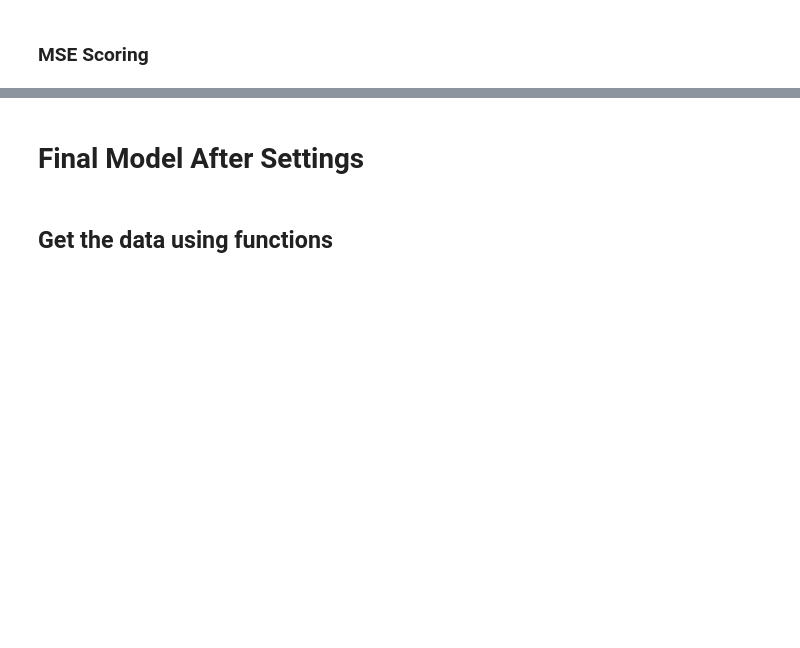
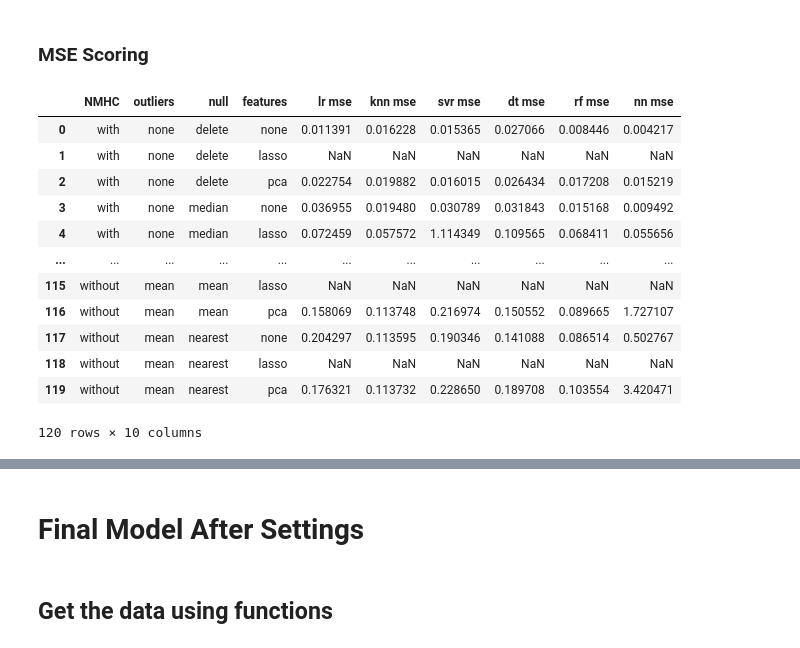
Before and after one commit to AlvinElves/individualDissertation, a Jupyter notebook: Var_AH_AI_Model_Comparison.ipynb, the cells around one changed output, grey strips where cells are left out. Drawn from its saved outputs; the diff is of its cells as text; code cells hidden in the pictures; blank space fills up the shorter version.

Commit message:
All AI Models done, based on the result from comparison

```diff
--- a/Var_AH_AI_Model_Comparison.ipynb
+++ b/Var_AH_AI_Model_Comparison.ipynb
@@ -473,6 +483,10 @@ for i in range(0, len(method_list)):
 
   Xs_train, Xs_val, y_train, y_val = scsplit(Xs_train, y_train, stratify=y_train, test_size=0.125, random_state=5, continuous=True)
 
+  if Xs_train.empty:
+    svr_mae.append(np.nan)
+    svr_mse.append(np.nan)
+    continue
 
   svr = SVR(max_iter = 500)
   svr.fit(Xs_train, y_train)
@@ -514,6 +528,10 @@ for i in range(0, len(method_list)):
 
   Xs_train, Xs_val, y_train, y_val = scsplit(Xs_train, y_train, stratify=y_train, test_size=0.125, random_state=5, continuous=True)
 
+  if Xs_train.empty:
+    dt_mae.append(np.nan)
+    dt_mse.append(np.nan)
+    continue
 
   dt = DecisionTreeRegressor(random_state=5)
   dt.fit(Xs_train, y_train)
@@ -553,6 +571,10 @@ for i in range(0, len(method_list)):
 
   Xs_train, Xs_val, y_train, y_val = scsplit(Xs_train, y_train, stratify=y_train, test_size=0.125, random_state=5, continuous=True)
 
+  if Xs_train.empty:
+    rf_mae.append(np.nan)
+    rf_mse.append(np.nan)
+    continue
 
   rf = RandomForestRegressor(random_state=5, n_jobs = 100)
   rf.fit(Xs_train, y_train)
@@ -594,6 +616,10 @@ for i in range(0, len(method_list)):
 
   Xs_train, Xs_val, y_train, y_val = scsplit(Xs_train, y_train, stratify=y_train, test_size=0.125, random_state=5, continuous=True)
 
+  if Xs_train.empty:
+    nn_mae.append(np.nan)
+    nn_mse.append(np.nan)
+    continue
 
   nn = MLPRegressor(random_state=5, max_iter = 500)
   nn.fit(Xs_train, y_train)
@@ -674,12 +740,26 @@ features_average
 # %%
 # MSE scoring for all methods used in a tabular form
 mse_result_list = list(zip(method_list, lr_mse, knn_mse, svr_mse, dt_mse, rf_mse, nn_mse))
 column_name = ['method', 'lr mse', 'knn mse', 'svr mse', 'dt mse', 'rf mse', 'nn mse']
 
 mse_result = pd.DataFrame(mse_result_list, columns=column_name)
-mse_result[['NMHC', 'outliers', 'null', 'features']] = pd.DataFrame(mae_result['method'].tolist(), index=mae_result.index)
+mse_result[['NMHC', 'outliers', 'null', 'features']] = pd.DataFrame(mse_result['method'].tolist(), index=mae_result.index)
 mse_result = mse_result[['NMHC', 'outliers', 'null', 'features', 'lr mse', 'knn mse', 'svr mse', 'dt mse', 'rf mse', 'nn mse']]
 mse_result
+# %% [output]
+|  | NMHC | outliers | null | features | lr mse | knn mse | svr mse | dt mse | rf mse | nn mse |
+| 0 | with | none | delete | none | 0.011391 | 0.016228 | 0.015365 | 0.027066 | 0.008446 | 0.004217 |
+| 1 | with | none | delete | lasso | NaN | NaN | NaN | NaN | NaN | NaN |
+| 2 | with | none | delete | pca | 0.022754 | 0.019882 | 0.016015 | 0.026434 | 0.017208 | 0.015219 |
+| 3 | with | none | median | none | 0.036955 | 0.019480 | 0.030789 | 0.031843 | 0.015168 | 0.009492 |
+| 4 | with | none | median | lasso | 0.072459 | 0.057572 | 1.114349 | 0.109565 | 0.068411 | 0.055656 |
+| ... | ... | ... | ... | ... | ... | ... | ... | ... | ... | ... |
+| 115 | without | mean | mean | lasso | NaN | NaN | NaN | NaN | NaN | NaN |
+| 116 | without | mean | mean | pca | 0.158069 | 0.113748 | 0.216974 | 0.150552 | 0.089665 | 1.727107 |
+| 117 | without | mean | nearest | none | 0.204297 | 0.113595 | 0.190346 | 0.141088 | 0.086514 | 0.502767 |
+| 118 | without | mean | nearest | lasso | NaN | NaN | NaN | NaN | NaN | NaN |
+| 119 | without | mean | nearest | pca | 0.176321 | 0.113732 | 0.228650 | 0.189708 | 0.103554 | 3.420471 |
+120 rows × 10 columns
 # %%
 # See the average of all NMHC methods
 model_column = ['lr mse', 'knn mse', 'svr mse', 'dt mse', 'rf mse', 'nn mse']
```
Also changed, not shown: parts of 26 cells of this notebook, 2 other files.
